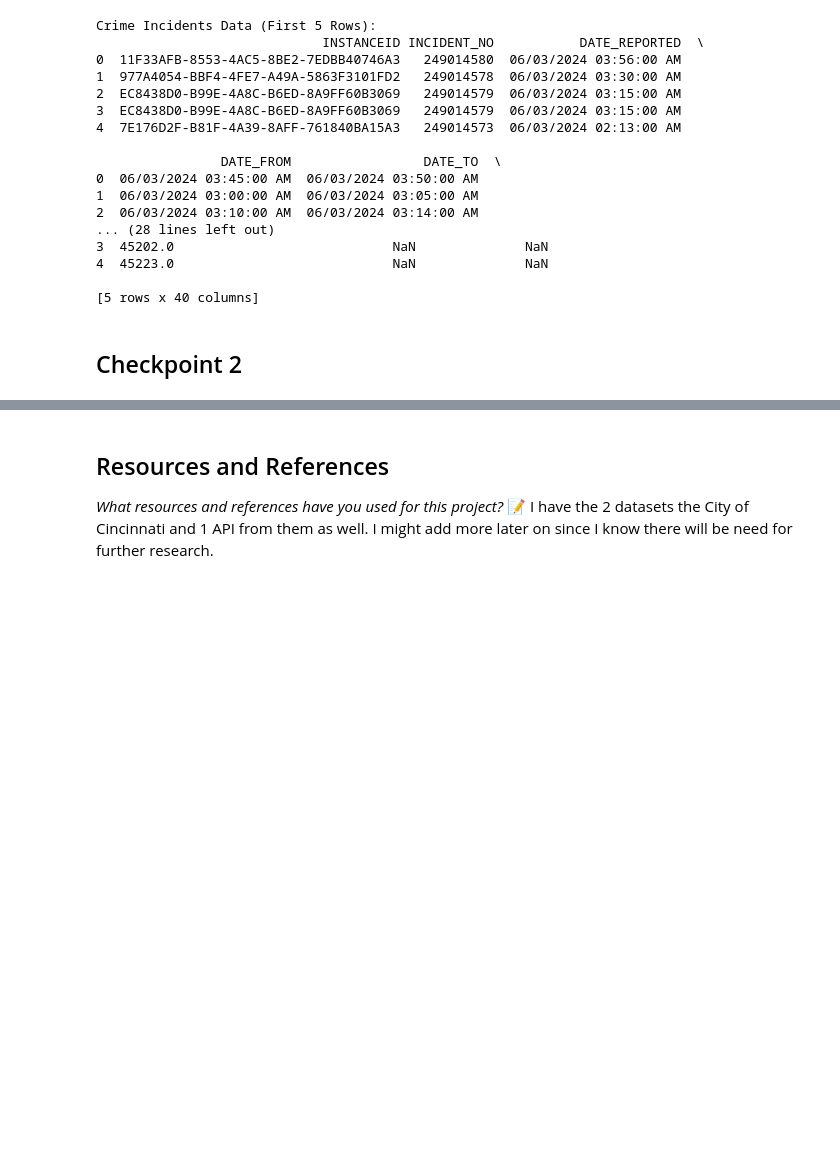
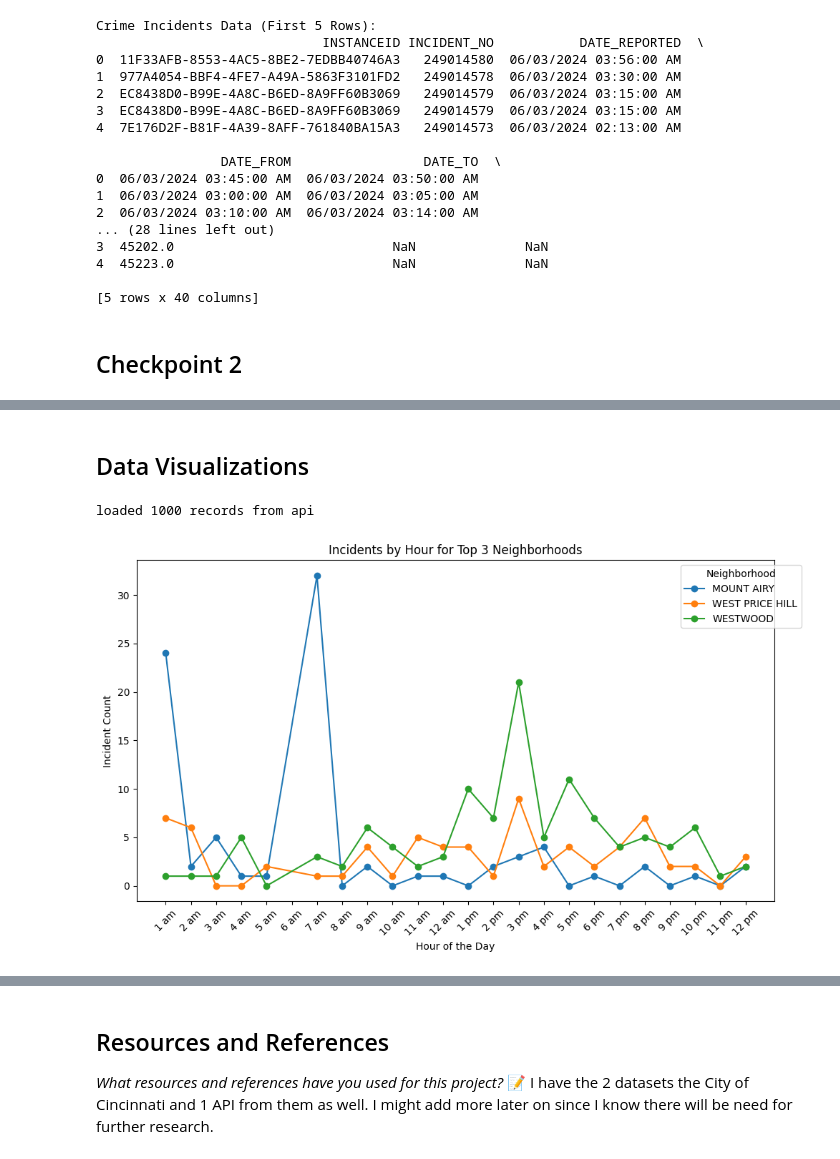
Before and after one commit to IT4063C-Fall24/final-project-chariyachhay, a Jupyter notebook: source.ipynb, the cells around one changed output, grey strips where cells are left out. Cells and saved outputs as stored; diff of their text form; code cells hidden in the pictures; blank space fills up the shorter version.

Commit message:
I completed checkpoint 2!

```diff
--- a/source.ipynb
+++ b/source.ipynb
@@ -198,0 +186,53 @@ Shows the relationship between response times and crime severity, indicating whe
+# %% [markdown]
+## Data Visualizations
+# %%
+import pandas as pd
+import requests
+import matplotlib.pyplot as plt
+
+#api url for crime incidents data
+api_url = 'https://data.cincinnati-oh.gov/resource/k59e-2pvf.json'
+
+#make api request
+response = requests.get(api_url)
+
+#check if request worked
+if response.status_code == 200:
+    #load data into dataframe
+    data = pd.DataFrame(response.json())
+    print(f"loaded {len(data)} records from api")
+
+    #check if date_reported column is there and convert to datetime
+    if 'date_reported' in data.columns:
+        data['date_reported'] = pd.to_datetime(data['date_reported'], errors='coerce')
+        data['incident_hour'] = data['date_reported'].dt.hour
+
+        #get top 3 neighborhoods by incidents
+        top_neigh = data['cpd_neighborhood'].value_counts().head(3).index
+        filtered_data = data[data['cpd_neighborhood'].isin(top_neigh)]
+
+        #count incidents by hour and neighborhood
+        hourly_incidents = filtered_data.groupby(['incident_hour', 'cpd_neighborhood']).size().unstack(fill_value=0)
+
+        #plot line chart
+        plt.figure(figsize=(10, 6))  # set figure size
+        for neigh in hourly_incidents.columns:  # plot each neighborhood
+            plt.plot(hourly_incidents.index, hourly_incidents[neigh], marker='o', label=neigh)
+
+        plt.title('Incidents by Hour for Top 3 Neighborhoods')  # title of the graph
+        plt.xlabel('Hour of the Day')  # x-axis label
+        plt.ylabel('Incident Count')  # y-axis label
+
+        #change x-ticks for am and pm for better time reading
+        plt.xticks(range(24), [f"{(i % 12) + 1} {'am' if i < 12 else 'pm'}" for i in range(24)], rotation=45)
+
+        plt.legend(title='Neighborhood', bbox_to_anchor=(1.05, 1))
+        plt.tight_layout()
+        plt.show()
+    else:
+        print("'date_reported' column missing")
+else:
+    print(f"api request failed with status: {response.status_code}")
+# %% [output]
+loaded 1000 records from api
+[figure, added]
```
Also changed, not shown: parts of 19 cells of this notebook.
